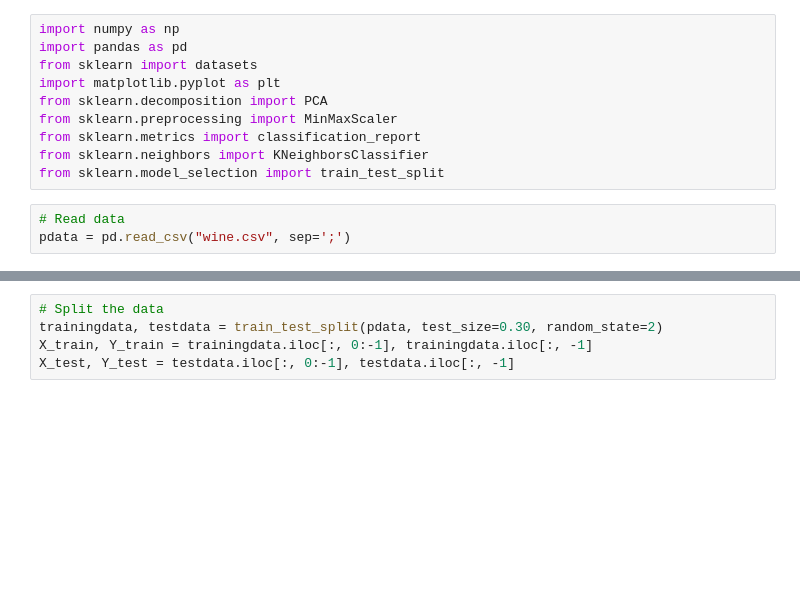
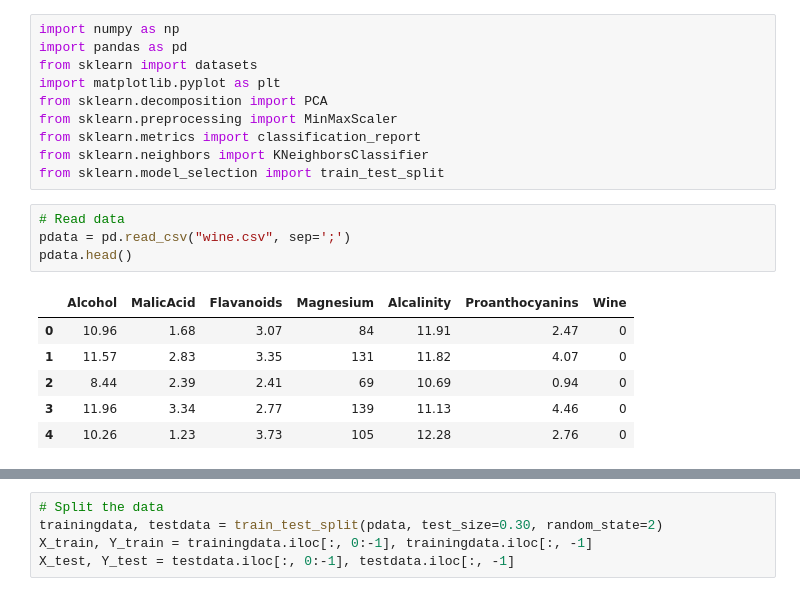
Before and after one commit to SpaceAntelope/data-science-workshop, a Jupyter notebook: Part 2/8. Feature Extraction/pca_full.ipynb, the cells around one changed output, grey strips where cells are left out. Cells and saved outputs as stored; diff of their text form; blank space fills up the shorter version.

```diff
--- a/Part 2/8. Feature Extraction/pca_full.ipynb
+++ b/Part 2/8. Feature Extraction/pca_full.ipynb
@@ -11,3 +11,11 @@ from sklearn.model_selection import train_test_split
 # %%
 # Read data
 pdata = pd.read_csv("wine.csv", sep=';')
+pdata.head()
+# %% [output]
+|  | Alcohol | MalicAcid | Flavanoids | Magnesium | Alcalinity | Proanthocyanins | Wine |
+| 0 | 10.96 | 1.68 | 3.07 | 84 | 11.91 | 2.47 | 0 |
+| 1 | 11.57 | 2.83 | 3.35 | 131 | 11.82 | 4.07 | 0 |
+| 2 | 8.44 | 2.39 | 2.41 | 69 | 10.69 | 0.94 | 0 |
+| 3 | 11.96 | 3.34 | 2.77 | 139 | 11.13 | 4.46 | 0 |
+| 4 | 10.26 | 1.23 | 3.73 | 105 | 12.28 | 2.76 | 0 |
```
Also changed, not shown: parts of 7 cells of this notebook, 3 other files.
